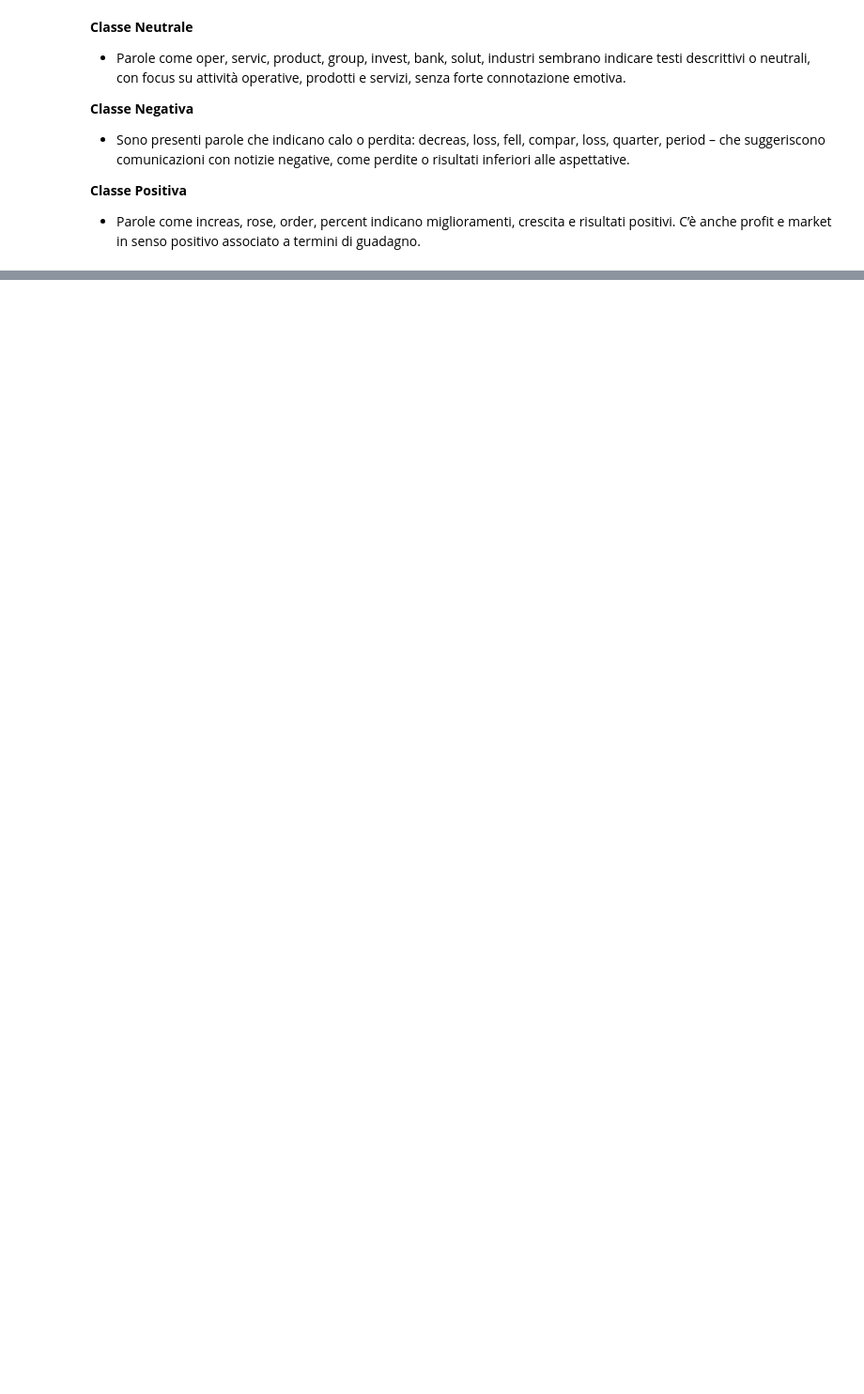
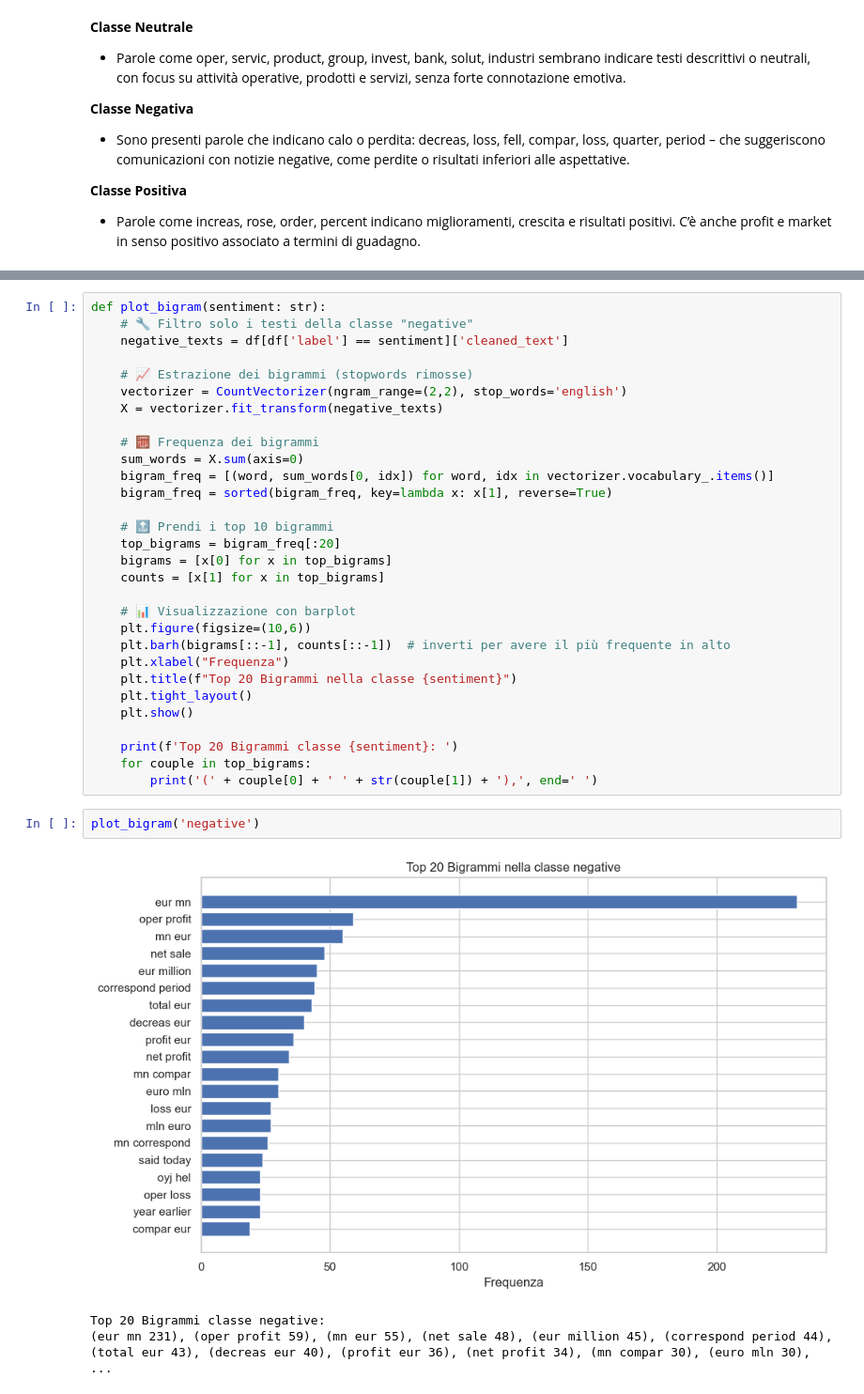
Before and after one commit to IreneGaita/FinSent, a Jupyter notebook: airflow/notebooks/03.eda_preprocessing.ipynb, the cells around one changed output, grey strips where cells are left out. Shown: that part at 94% size. Drawn from its saved outputs; the diff is of its cells as text; blank space fills up the shorter version.

Commit message:
- updated .gitignore - Calculate bigrams for every classes and showed by barh plot

```diff
--- a/airflow/notebooks/03.eda_preprocessing.ipynb
+++ b/airflow/notebooks/03.eda_preprocessing.ipynb
@@ -254,0 +257,36 @@ for label in df['label'].unique():
+# %%
+def plot_bigram(sentiment: str):
+    # 🔧 Filtro solo i testi della classe "negative"
+    negative_texts = df[df['label'] == sentiment]['cleaned_text']
+
+    # 📈 Estrazione dei bigrammi (stopwords rimosse)
+    vectorizer = CountVectorizer(ngram_range=(2,2), stop_words='english')
+    X = vectorizer.fit_transform(negative_texts)
+
+    # 🧮 Frequenza dei bigrammi
+    sum_words = X.sum(axis=0)
+    bigram_freq = [(word, sum_words[0, idx]) for word, idx in vectorizer.vocabulary_.items()]
+    bigram_freq = sorted(bigram_freq, key=lambda x: x[1], reverse=True)
+
+    # 🔝 Prendi i top 10 bigrammi
+    top_bigrams = bigram_freq[:20]
+    bigrams = [x[0] for x in top_bigrams]
+    counts = [x[1] for x in top_bigrams]
+
+    # 📊 Visualizzazione con barplot
+    plt.figure(figsize=(10,6))
+    plt.barh(bigrams[::-1], counts[::-1])  # inverti per avere il più frequente in alto
+    plt.xlabel("Frequenza")
+    plt.title(f"Top 20 Bigrammi nella classe {sentiment}")
+    plt.tight_layout()
+    plt.show()
+
+    print(f'Top 20 Bigrammi classe {sentiment}: ')
+    for couple in top_bigrams:
+        print('(' + couple[0] + ' ' + str(couple[1]) + '),', end=' ')
+# %%
+plot_bigram('negative')
+# %% [output]
+[figure, added]
+Top 20 Bigrammi classe negative:
+(eur mn 231), (oper profit 59), (mn eur 55), (net sale 48), (eur million 45), (correspond period 44), (total eur 43), (decreas eur 40), (profit eur 36), (net profit 34), (mn compar 30), (euro mln 30), ...
```
Also changed, not shown: parts of 9 cells of this notebook, 3 other files.
